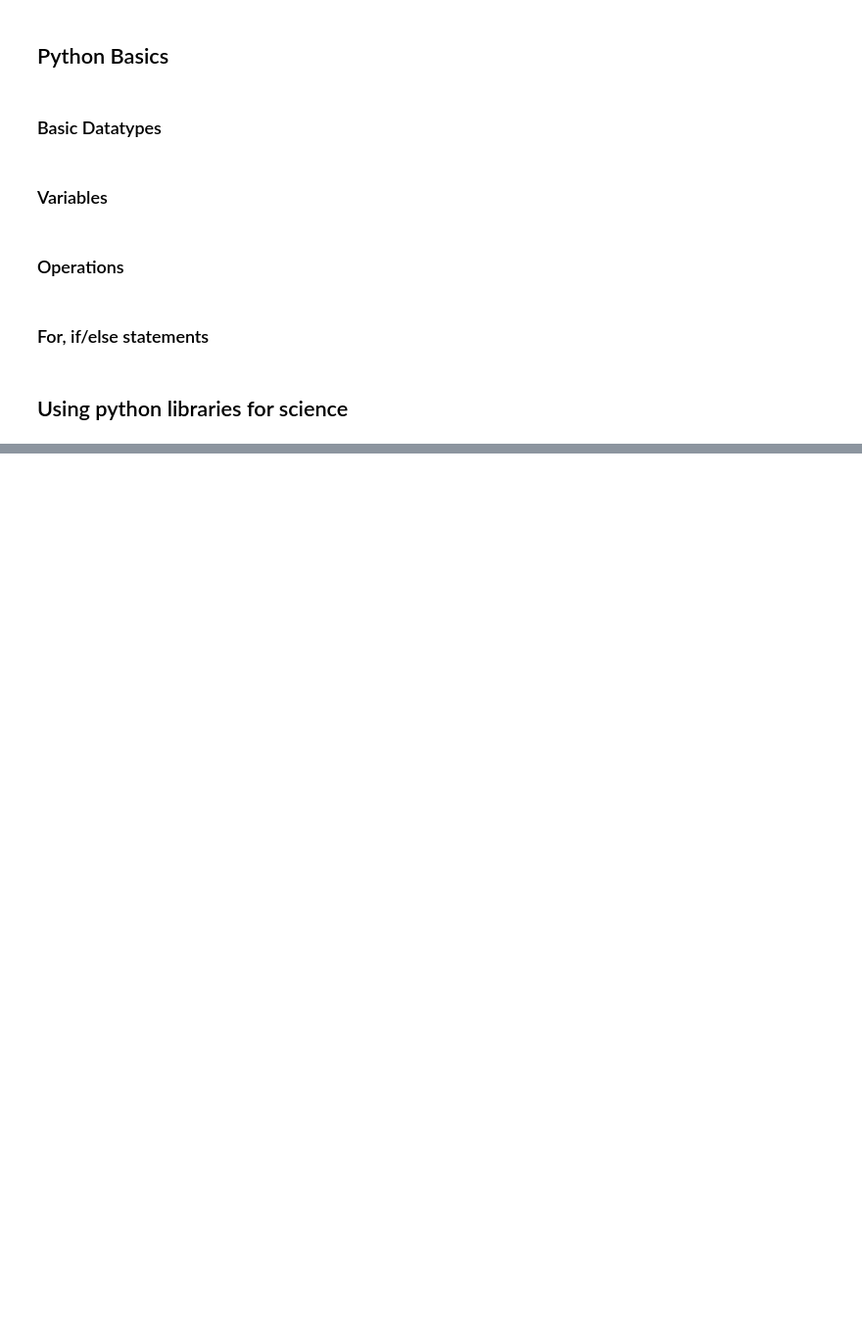
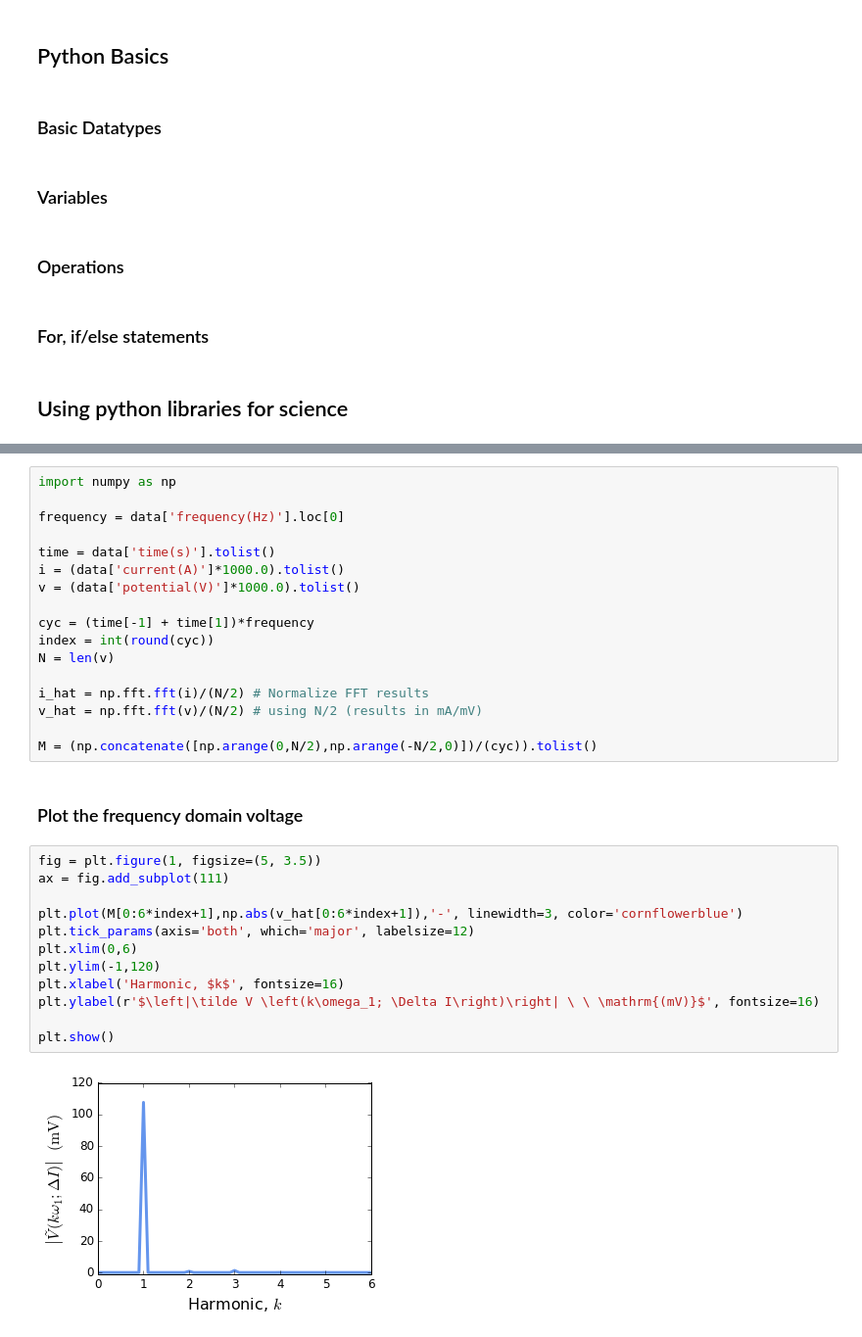
Before and after one commit to mdmurbach/ECSatUW-python-tutorial, a Jupyter notebook: ECS@UW - Python Tutorial.ipynb, the cells around one changed output, grey strips where cells are left out. Shown: that part at 98% size. Saved outputs shown, nothing was run; the diff lists cells and outputs as text; blank space fills up the shorter version.

```diff
--- a/ECS@UW - Python Tutorial.ipynb
+++ b/ECS@UW - Python Tutorial.ipynb
@@ -31,0 +106,33 @@
+# %%
+import numpy as np
+
+frequency = data['frequency(Hz)'].loc[0]
+
+time = data['time(s)'].tolist()
+i = (data['current(A)']*1000.0).tolist()
+v = (data['potential(V)']*1000.0).tolist()
+
+cyc = (time[-1] + time[1])*frequency
+index = int(round(cyc))
+N = len(v)
+
+i_hat = np.fft.fft(i)/(N/2) # Normalize FFT results
+v_hat = np.fft.fft(v)/(N/2) # using N/2 (results in mA/mV)
+
+M = (np.concatenate([np.arange(0,N/2),np.arange(-N/2,0)])/(cyc)).tolist()
+# %% [markdown]
+### Plot the frequency domain voltage
+# %%
+fig = plt.figure(1, figsize=(5, 3.5))
+ax = fig.add_subplot(111)
+
+plt.plot(M[0:6*index+1],np.abs(v_hat[0:6*index+1]),'-', linewidth=3, color='cornflowerblue')
+plt.tick_params(axis='both', which='major', labelsize=12)
+plt.xlim(0,6)
+plt.ylim(-1,120)
+plt.xlabel('Harmonic, $k$', fontsize=16)
+plt.ylabel(r'$\left|\tilde V \left(k\omega_1; \Delta I\right)\right| \ \ \mathrm{(mV)}$', fontsize=16)
+
+plt.show()
+# %% [output]
+[figure, added]
```
Also changed, not shown: parts of 11 cells of this notebook, 2 other files.
